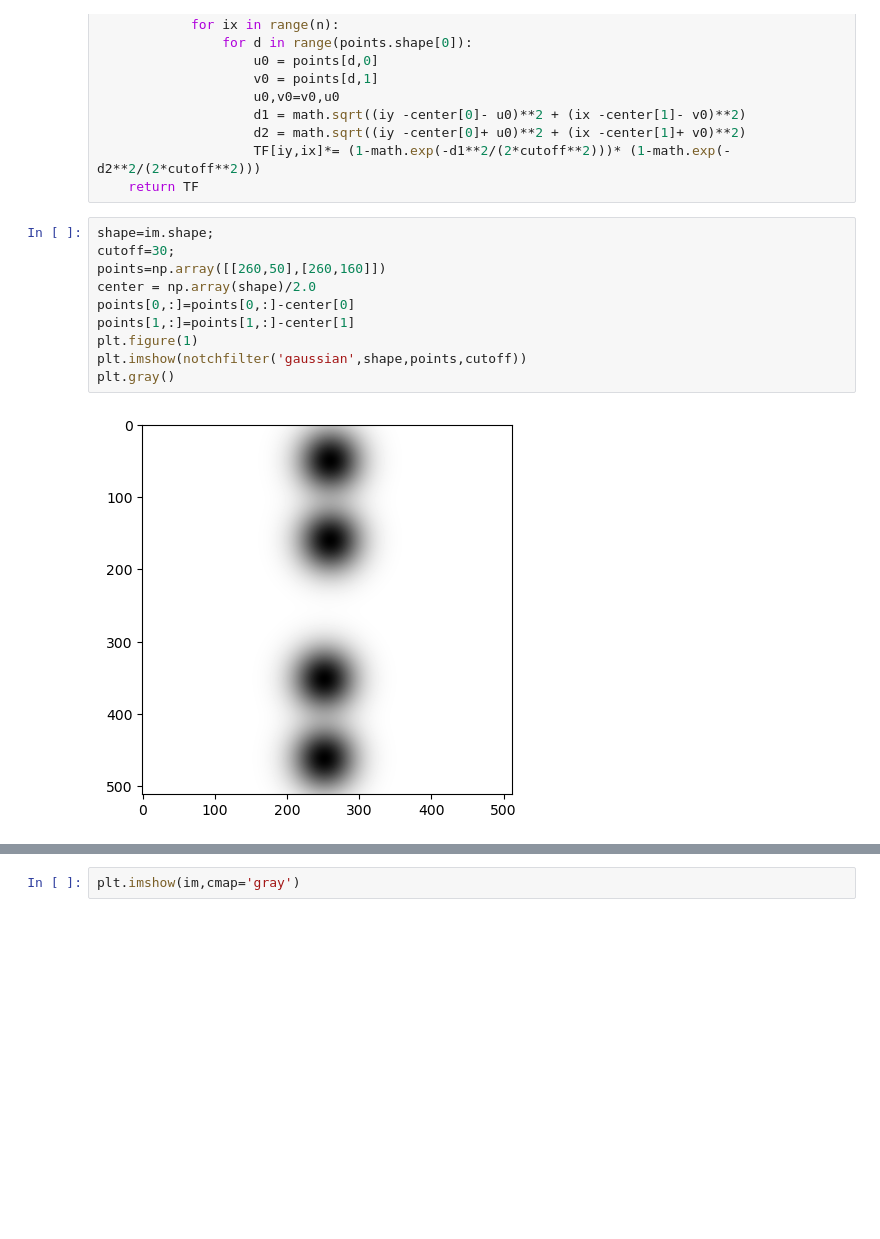
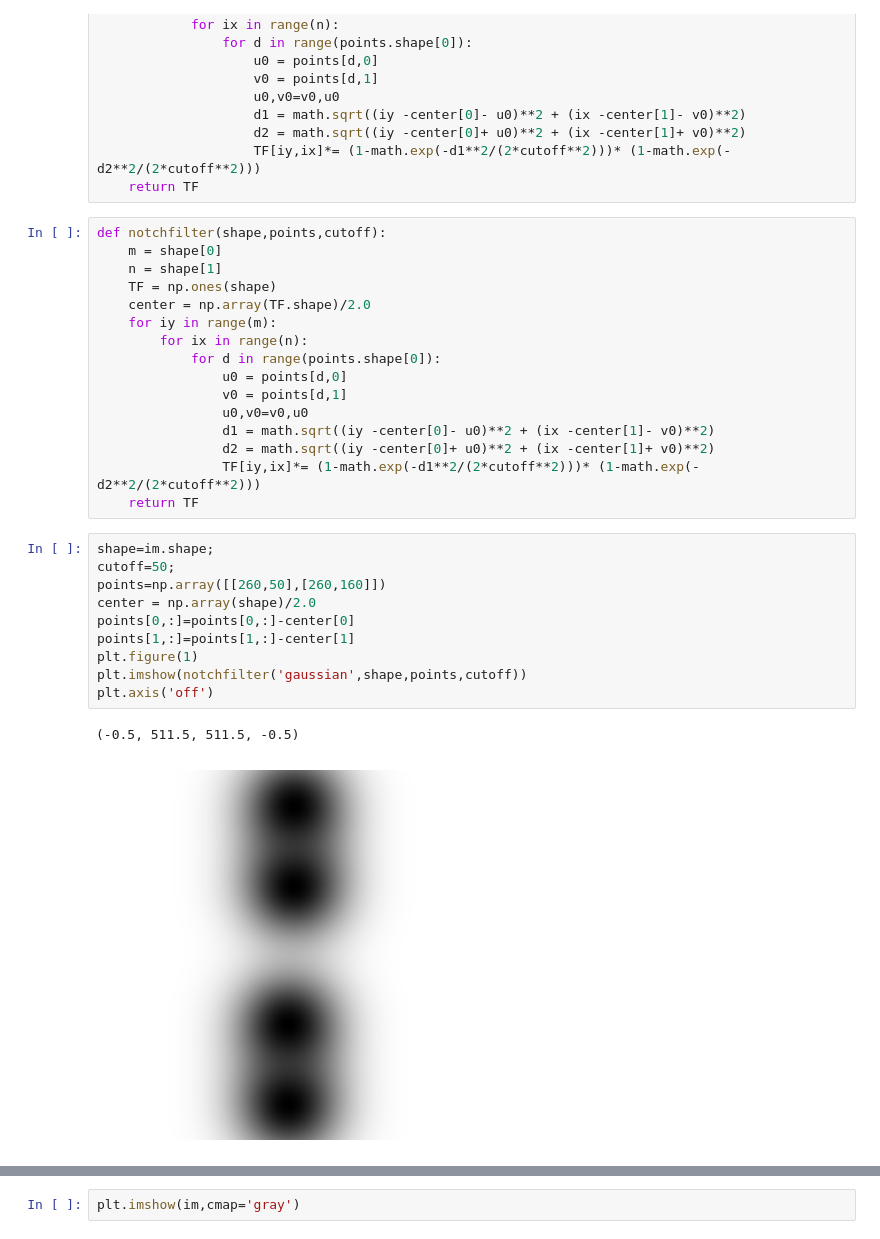
Before and after one commit to rimBesbes/Image-ProcessingTool, a Jupyter notebook: RIM.ipynb, the cells around one changed output, grey strips where cells are left out. Saved outputs shown, nothing was run; the diff lists cells and outputs as text; blank space fills up the shorter version.

```diff
--- a/RIM.ipynb
+++ b/RIM.ipynb
@@ -88,15 +88,32 @@ def notchfilter(filtype,shape,points,cutoff):
                     d2 = math.sqrt((iy -center[0]+ u0)**2 + (ix -center[1]+ v0)**2)
                     TF[iy,ix]*= (1-math.exp(-d1**2/(2*cutoff**2)))* (1-math.exp(-d2**2/(2*cutoff**2)))
     return TF
+# %%
+def notchfilter(shape,points,cutoff):
+    m = shape[0]
+    n = shape[1]
+    TF = np.ones(shape)
+    center = np.array(TF.shape)/2.0
+    for iy in range(m):
+        for ix in range(n):
+            for d in range(points.shape[0]):
+                u0 = points[d,0]
+                v0 = points[d,1]
+                u0,v0=v0,u0
+                d1 = math.sqrt((iy -center[0]- u0)**2 + (ix -center[1]- v0)**2)
+                d2 = math.sqrt((iy -center[0]+ u0)**2 + (ix -center[1]+ v0)**2)
+                TF[iy,ix]*= (1-math.exp(-d1**2/(2*cutoff**2)))* (1-math.exp(-d2**2/(2*cutoff**2)))
+    return TF
 # %%
 shape=im.shape;
-cutoff=30;
+cutoff=50;
 points=np.array([[260,50],[260,160]])
 center = np.array(shape)/2.0
 points[0,:]=points[0,:]-center[0]
 points[1,:]=points[1,:]-center[1]
 plt.figure(1)
 plt.imshow(notchfilter('gaussian',shape,points,cutoff))
-plt.gray()
+plt.axis('off')
 # %% [output]
+(-0.5, 511.5, 511.5, -0.5)
-[figure, old version]
+[figure, new version]
```
Also changed, not shown: parts of 22 cells of this notebook.
